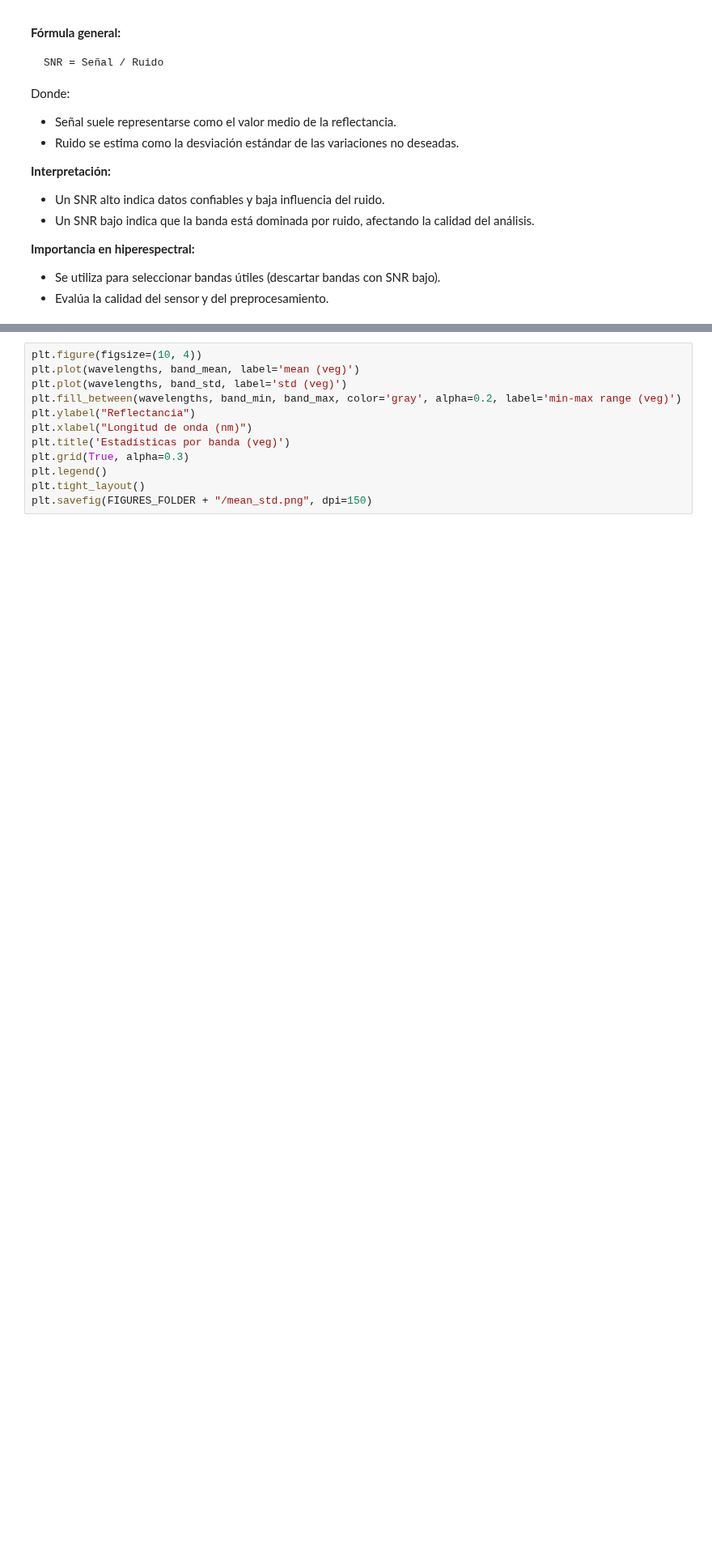
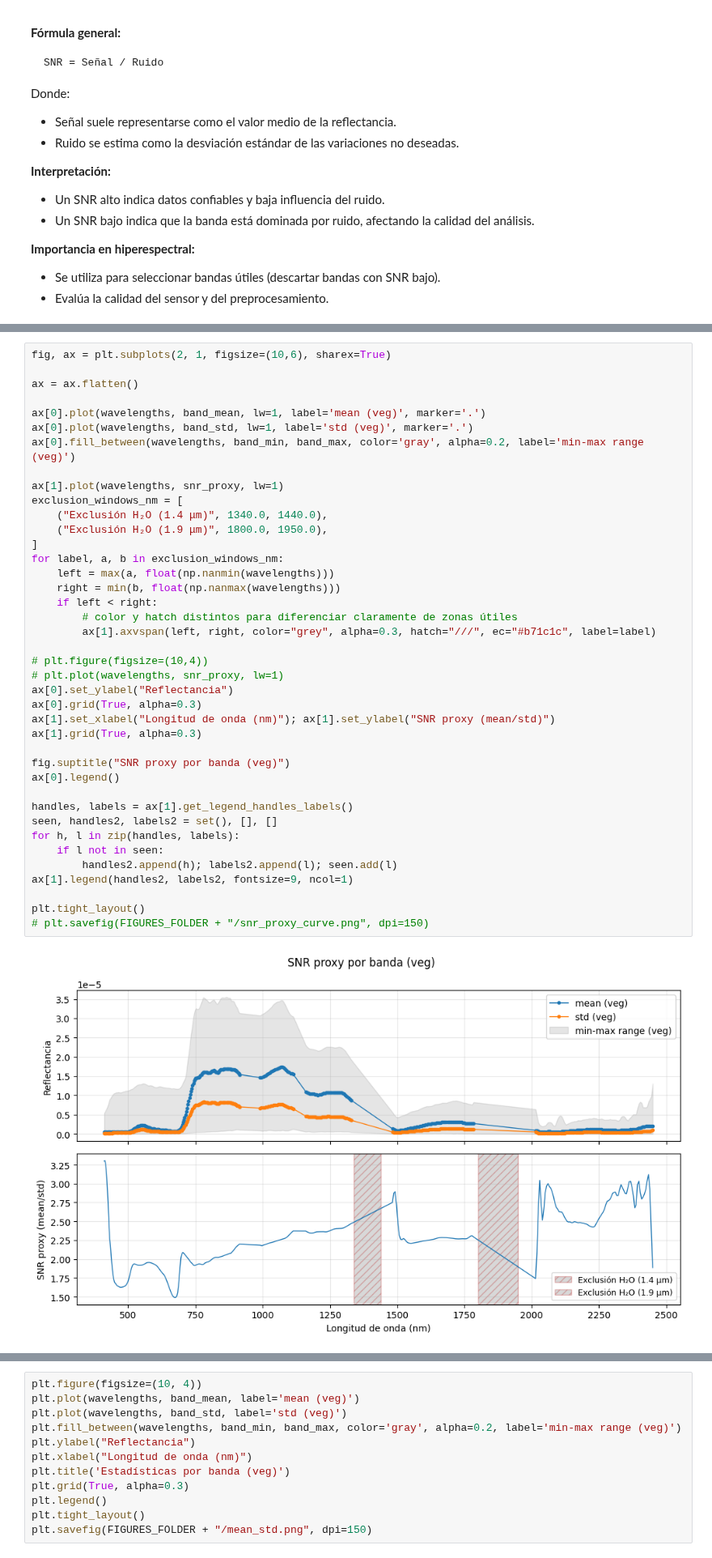
Before and after one commit to johnma96/thesis, a Jupyter notebook: notebooks/102-jmmz-eda-and-masks.ipynb, the cells around one changed output, grey strips where cells are left out. Shown at 81% size. Drawn from its saved outputs; the diff is of its cells as text; blank space fills up the shorter version.

```diff
--- a/notebooks/103-jmmz-eda-and-masks.ipynb
+++ b/notebooks/102-jmmz-eda-and-masks.ipynb
@@ -196,3 +221,45 @@ Donde:
+# %%
+fig, ax = plt.subplots(2, 1, figsize=(10,6), sharex=True)
+
+ax = ax.flatten()
+
+ax[0].plot(wavelengths, band_mean, lw=1, label='mean (veg)', marker='.')
+ax[0].plot(wavelengths, band_std, lw=1, label='std (veg)', marker='.')
+ax[0].fill_between(wavelengths, band_min, band_max, color='gray', alpha=0.2, label='min-max range (veg)')
+
+ax[1].plot(wavelengths, snr_proxy, lw=1)
+exclusion_windows_nm = [
+    ("Exclusión H₂O (1.4 μm)", 1340.0, 1440.0),
+    ("Exclusión H₂O (1.9 μm)", 1800.0, 1950.0),
+]
+for label, a, b in exclusion_windows_nm:
+    left = max(a, float(np.nanmin(wavelengths)))
+    right = min(b, float(np.nanmax(wavelengths)))
+    if left < right:
+        # color y hatch distintos para diferenciar claramente de zonas útiles
+        ax[1].axvspan(left, right, color="grey", alpha=0.3, hatch="///", ec="#b71c1c", label=label)
+
+# plt.figure(figsize=(10,4))
+# plt.plot(wavelengths, snr_proxy, lw=1)
+ax[0].set_ylabel("Reflectancia")
+ax[0].grid(True, alpha=0.3)
+ax[1].set_xlabel("Longitud de onda (nm)"); ax[1].set_ylabel("SNR proxy (mean/std)")
+ax[1].grid(True, alpha=0.3)
+
+fig.suptitle("SNR proxy por banda (veg)")
+ax[0].legend()
+
+handles, labels = ax[1].get_legend_handles_labels()
+seen, handles2, labels2 = set(), [], []
+for h, l in zip(handles, labels):
+    if l not in seen:
+        handles2.append(h); labels2.append(l); seen.add(l)
+ax[1].legend(handles2, labels2, fontsize=9, ncol=1)
+
+plt.tight_layout()
+# plt.savefig(FIGURES_FOLDER + "/snr_proxy_curve.png", dpi=150)
+# %% [output]
+[figure, added]
 # %%
 cube_veg = refl_byx.where(veg_mask & (mask_nodata == 0), np.nan)
 
```
Also changed, not shown: parts of 5 cells of this notebook, 13 other files.
